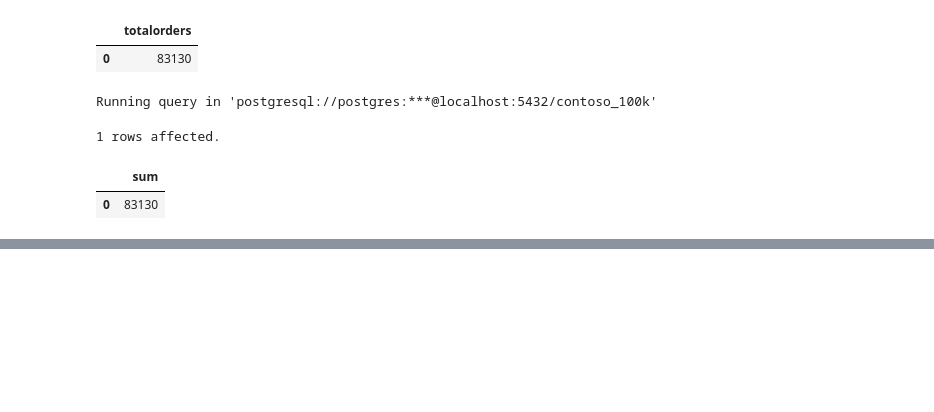
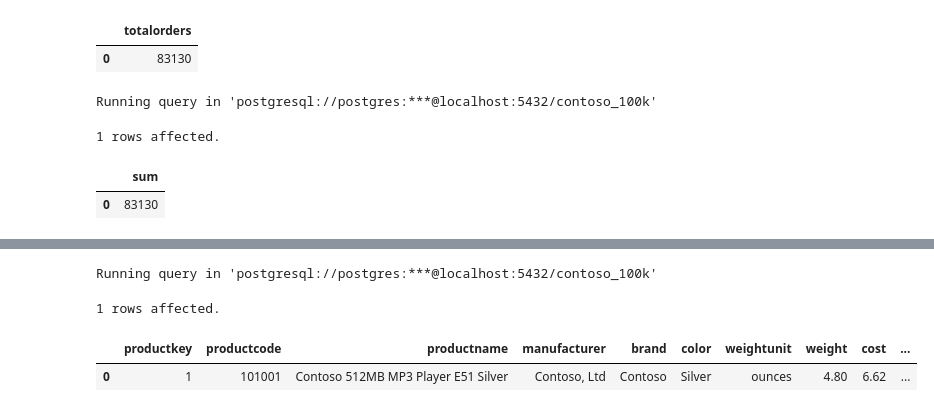
Before and after one commit to Bartek0829/SQL-learning, a Jupyter notebook: Resources/Blank_SQL_Notebook.ipynb, the cells around one changed output, grey strips where cells are left out. Drawn from its saved outputs; the diff is of its cells as text; code cells hidden in the pictures; blank space fills up the shorter version.

```diff
--- a/Resources/Blank_SQL_Notebook.ipynb
+++ b/Resources/Blank_SQL_Notebook.ipynb
@@ -311,0 +370,8 @@ Running query in 'postgresql://postgres:***@localhost:5432/contoso_100k'
+# %%
+%%sql
+SELECT * FROM product LIMIT 1
+# %% [output]
+Running query in 'postgresql://postgres:***@localhost:5432/contoso_100k'
+1 rows affected.
+|  | productkey | productcode | productname | manufacturer | brand | color | weightunit | weight | cost | ... |
+| 0 | 1 | 101001 | Contoso 512MB MP3 Player E51 Silver | Contoso, Ltd | Contoso | Silver | ounces | 4.80 | 6.62 | ... |
```
Also changed, not shown: parts of 8 cells of this notebook.
